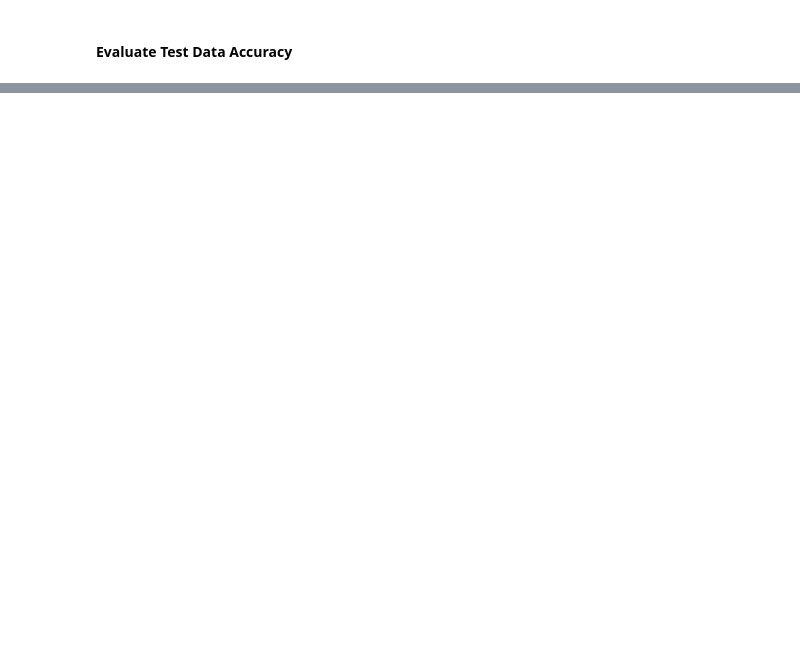
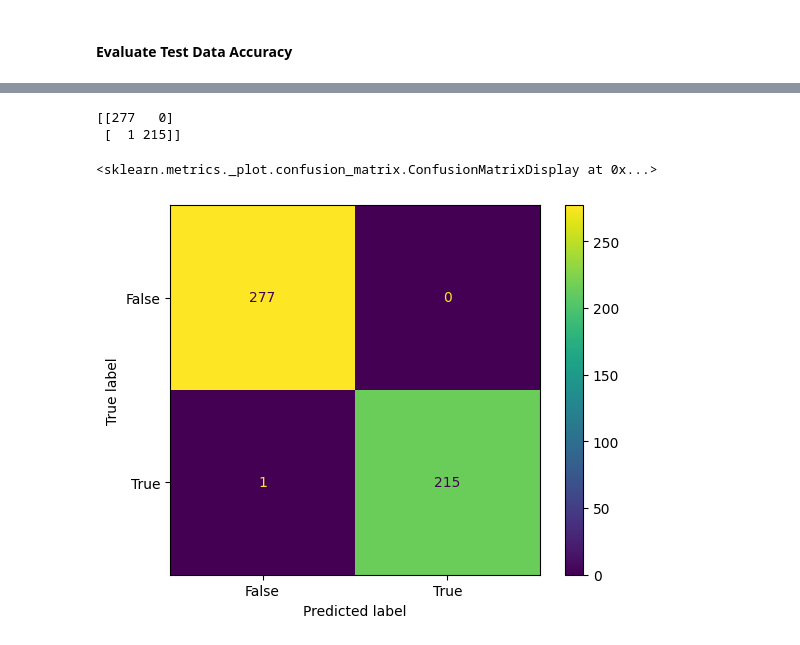
Before and after one commit to PatrickHo718/DS-3021, a Jupyter notebook: 06_ML_Concepts_II_KNN/lab5.ipynb, the cells around one changed output, grey strips where cells are left out. Saved outputs shown, nothing was run; the diff lists cells and outputs as text; code cells hidden in the pictures; blank space fills up the shorter version.

```diff
--- a/06_ML_Concepts_II_KNN/lab5.ipynb
+++ b/06_ML_Concepts_II_KNN/lab5.ipynb
@@ -228,0 +281,9 @@ print(neigh.score(X_test, y_test))
+# %%
+adjust_thres(final_model.pred_prob, .1, final_model.actual_class)
+disp=ConfusionMatrixDisplay(confusion_matrix=cm, display_labels=neigh.classes_)
+disp.plot()
+# %% [output]
+[[277   0]
+ [  1 215]]
+<sklearn.metrics._plot.confusion_matrix.ConfusionMatrixDisplay at 0x...>
+[figure, added]
```
Also changed, not shown: parts of 20 cells of this notebook.
